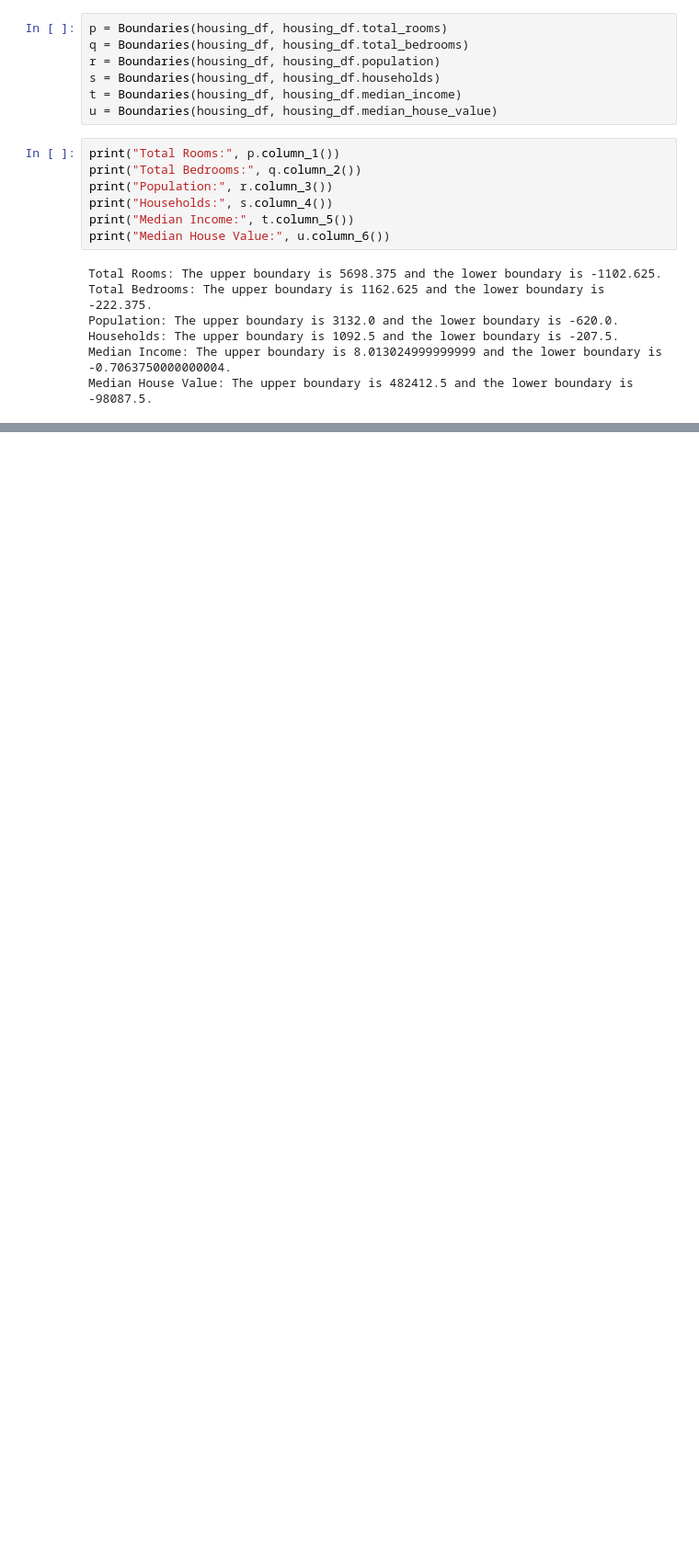
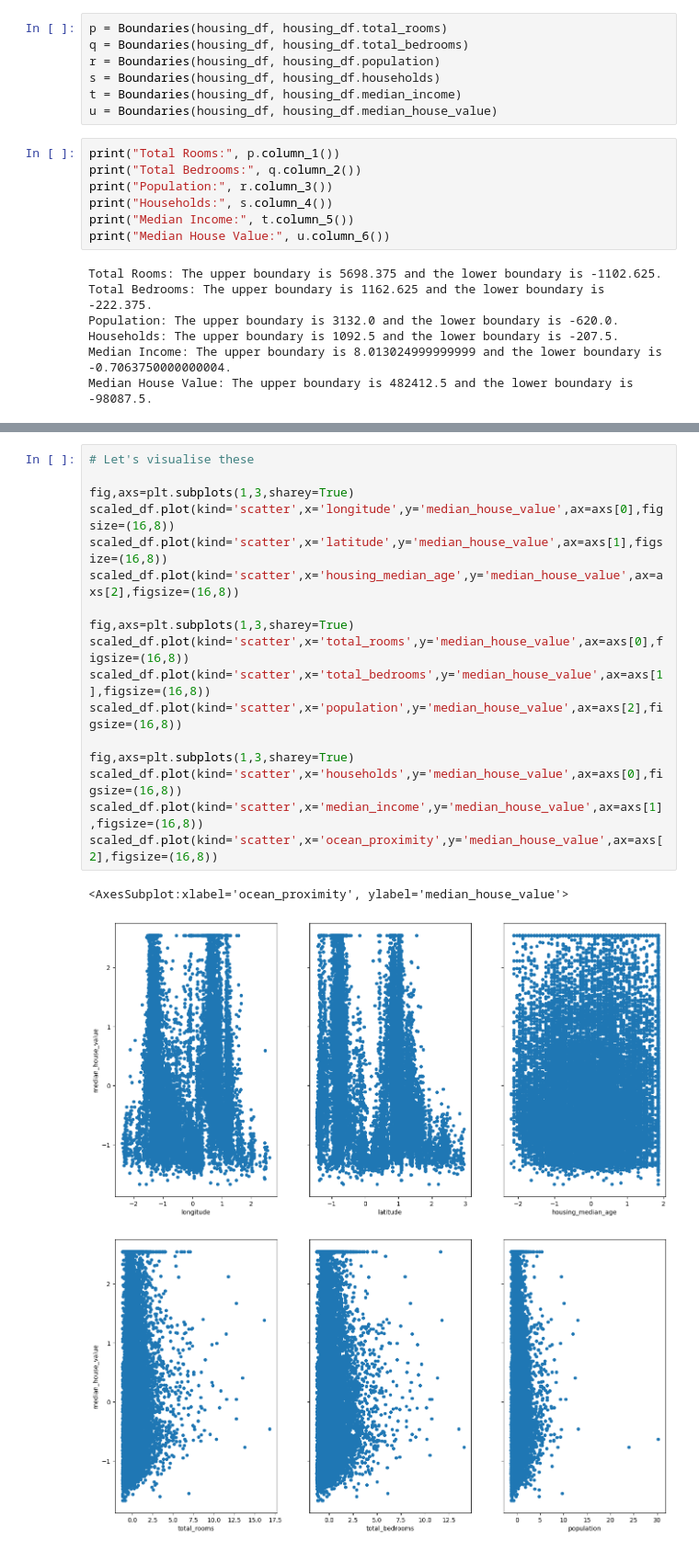
Before and after one commit to NkululekoCyrilCele/Projects, a Jupyter notebook: Regression/california_hosuing.ipynb, the cells around one changed output, grey strips where cells are left out. Shown at 92% size. Cells and saved outputs as stored; diff of their text form; blank space fills up the shorter version.

```diff
--- a/Regression/california_hosuing.ipynb
+++ b/Regression/california_hosuing.ipynb
@@ -293,0 +367,21 @@ This is about 38.609496124031004 % of the dataset.
+# %%
+# Let's visualise these
+
+fig,axs=plt.subplots(1,3,sharey=True)
+scaled_df.plot(kind='scatter',x='longitude',y='median_house_value',ax=axs[0],figsize=(16,8))
+scaled_df.plot(kind='scatter',x='latitude',y='median_house_value',ax=axs[1],figsize=(16,8))
+scaled_df.plot(kind='scatter',x='housing_median_age',y='median_house_value',ax=axs[2],figsize=(16,8))
+
+fig,axs=plt.subplots(1,3,sharey=True)
+scaled_df.plot(kind='scatter',x='total_rooms',y='median_house_value',ax=axs[0],figsize=(16,8))
+scaled_df.plot(kind='scatter',x='total_bedrooms',y='median_house_value',ax=axs[1],figsize=(16,8))
+scaled_df.plot(kind='scatter',x='population',y='median_house_value',ax=axs[2],figsize=(16,8))
+
+fig,axs=plt.subplots(1,3,sharey=True)
+scaled_df.plot(kind='scatter',x='households',y='median_house_value',ax=axs[0],figsize=(16,8))
+scaled_df.plot(kind='scatter',x='median_income',y='median_house_value',ax=axs[1],figsize=(16,8))
+scaled_df.plot(kind='scatter',x='ocean_proximity',y='median_house_value',ax=axs[2],figsize=(16,8))
+# %% [output]
+<AxesSubplot:xlabel='ocean_proximity', ylabel='median_house_value'>
+[figure, added]
+[figure, added]
```
Also changed, not shown: parts of 72 cells of this notebook.
